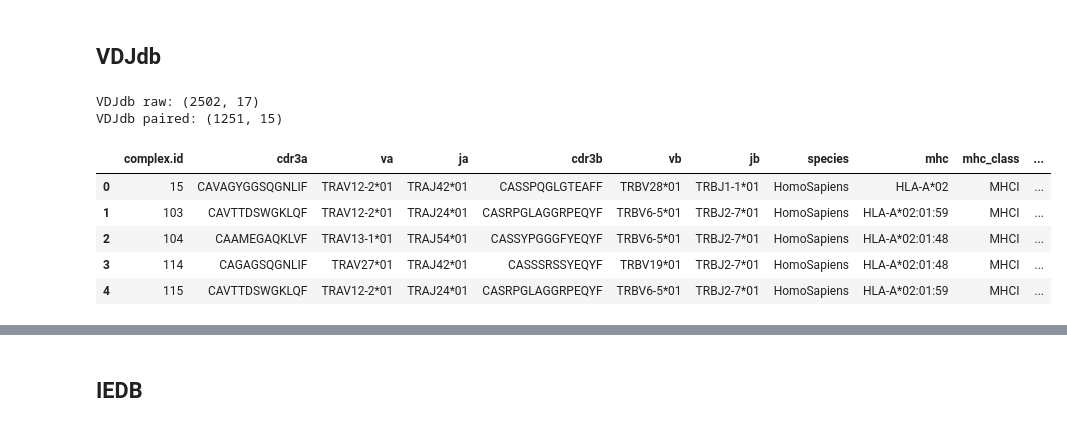
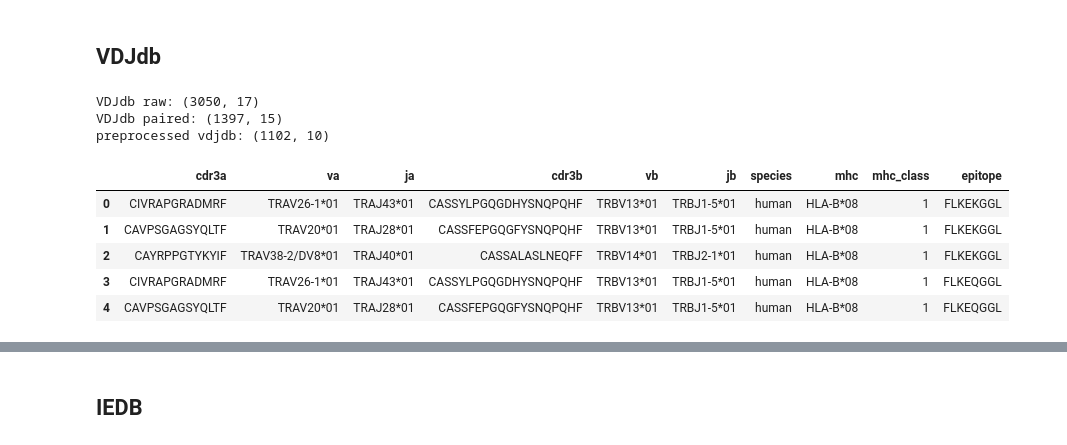
Before and after one commit to jgbrasier/tcrpmhc-binding, a Jupyter notebook: dataprep.ipynb, the cells around one changed output, grey strips where cells are left out. Saved outputs shown, nothing was run; the diff lists cells and outputs as text; code cells hidden in the pictures.

```diff
--- a/dataprep.ipynb
+++ b/dataprep.ipynb
@@ -10,35 +11,49 @@ import pandas as pd
 # %% [markdown]
 # Dataset preprocessing
 # %%
-vdjdb_raw = pd.read_csv('data/raw/vdjdb_paired.tsv', sep='\t')
-iedb_raw = pd.read_csv('data/raw/iedb.csv')
-mcpas_raw = pd.read_csv('data/raw/mcpas-tcr.csv', encoding='latin1')
+vdjdb_raw = pd.read_csv('data/raw/vdjdb_paired_010923.tsv', sep='\t')
+iedb_raw = pd.read_csv('data/raw/iedb_010923.csv')
+mcpas_raw = pd.read_csv('data/raw/mcpas-tcr_010923.csv', encoding='latin1')
 # %% [markdown]
 ## VDJdb
 # %%
 vdj_cols = ['complex.id', 'CDR3', 'V', 'J', 'Species', 'MHC A','MHC class', 'Epitope']
 print('VDJdb raw:', vdjdb_raw.shape)
-vdjdb_a = vdjdb_raw[vdjdb_raw['Gene']=='TRA'][vdj_cols].copy()
-vdjdb_b = vdjdb_raw[vdjdb_raw['Gene']=='TRB'][vdj_cols].copy()
+
+vdjdb = vdjdb_raw.dropna()
+vdjdb_a = vdjdb[vdjdb['Gene']=='TRA'][vdj_cols].copy()
+vdjdb_b = vdjdb[vdjdb['Gene']=='TRB'][vdj_cols].copy()
 
 vdjdb = pd.merge(vdjdb_a, vdjdb_b, on='complex.id')
 print('VDJdb paired:', vdjdb.shape)
 
 assert (vdjdb['Species_x'] == vdjdb['Species_y']).all()
 assert (vdjdb['Epitope_x'] == vdjdb['Epitope_y']).all()
 assert (vdjdb['MHC A_x'] == vdjdb['MHC A_y']).all()
 
 vdj_cols = ['complex.id', 'CDR3_x', 'V_x', 'J_x', 'CDR3_y', 'V_y', 'J_y', 'Species_y', 'MHC A_y', 'MHC class_y', 'Epitope_y']
 vdjdb = vdjdb[vdj_cols].copy()
 vdj_cols = ['complex.id', 'cdr3a', 'va', 'ja', 'cdr3b', 'vb', 'jb', 'species', 'mhc', 'mhc_class', 'epitope']
 vdjdb.columns = vdj_cols
+
+# final data formating
+try:
+    vdjdb = vdjdb.drop('complex.id', axis=1)
+except:
+    pass
+vdjdb = vdjdb.replace('MHCI', 1) # name formatting
+vdjdb = vdjdb.replace('HomoSapiens', 'human') # name formatting
+vdjdb = vdjdb[vdjdb['species']=='human'].copy() # keep only humans
+vdjdb = vdjdb.drop_duplicates()
+print("preprocessed vdjdb:", vdjdb.shape)
 vdjdb.head()
 # %% [output]
-VDJdb raw: (2502, 17)
-VDJdb paired: (1251, 15)
+VDJdb raw: (3050, 17)
+VDJdb paired: (1397, 15)
+preprocessed vdjdb: (1102, 10)
-|  | complex.id | cdr3a | va | ja | cdr3b | vb | jb | species | mhc | mhc_class | ... |
-| 0 | 15 | CAVAGYGGSQGNLIF | TRAV12-2*01 | TRAJ42*01 | CASSPQGLGTEAFF | TRBV28*01 | TRBJ1-1*01 | HomoSapiens | HLA-A*02 | MHCI | ... |
-| 1 | 103 | CAVTTDSWGKLQF | TRAV12-2*01 | TRAJ24*01 | CASRPGLAGGRPEQYF | TRBV6-5*01 | TRBJ2-7*01 | HomoSapiens | HLA-A*02:01:59 | MHCI | ... |
-| 2 | 104 | CAAMEGAQKLVF | TRAV13-1*01 | TRAJ54*01 | CASSYPGGGFYEQYF | TRBV6-5*01 | TRBJ2-7*01 | HomoSapiens | HLA-A*02:01:48 | MHCI | ... |
-| 3 | 114 | CAGAGSQGNLIF | TRAV27*01 | TRAJ42*01 | CASSSRSSYEQYF | TRBV19*01 | TRBJ2-7*01 | HomoSapiens | HLA-A*02:01:48 | MHCI | ... |
-| 4 | 115 | CAVTTDSWGKLQF | TRAV12-2*01 | TRAJ24*01 | CASRPGLAGGRPEQYF | TRBV6-5*01 | TRBJ2-7*01 | HomoSapiens | HLA-A*02:01:59 | MHCI | ... |
+|  | cdr3a | va | ja | cdr3b | vb | jb | species | mhc | mhc_class | epitope |
+| 0 | CIVRAPGRADMRF | TRAV26-1*01 | TRAJ43*01 | CASSYLPGQGDHYSNQPQHF | TRBV13*01 | TRBJ1-5*01 | human | HLA-B*08 | 1 | FLKEKGGL |
+| 1 | CAVPSGAGSYQLTF | TRAV20*01 | TRAJ28*01 | CASSFEPGQGFYSNQPQHF | TRBV13*01 | TRBJ1-5*01 | human | HLA-B*08 | 1 | FLKEKGGL |
+| 2 | CAYRPPGTYKYIF | TRAV38-2/DV8*01 | TRAJ40*01 | CASSALASLNEQFF | TRBV14*01 | TRBJ2-1*01 | human | HLA-B*08 | 1 | FLKEKGGL |
+| 3 | CIVRAPGRADMRF | TRAV26-1*01 | TRAJ43*01 | CASSYLPGQGDHYSNQPQHF | TRBV13*01 | TRBJ1-5*01 | human | HLA-B*08 | 1 | FLKEQGGL |
+| 4 | CAVPSGAGSYQLTF | TRAV20*01 | TRAJ28*01 | CASSFEPGQGFYSNQPQHF | TRBV13*01 | TRBJ1-5*01 | human | HLA-B*08 | 1 | FLKEQGGL |
```
Also changed, not shown: parts of 11 cells of this notebook, 9 other files.
